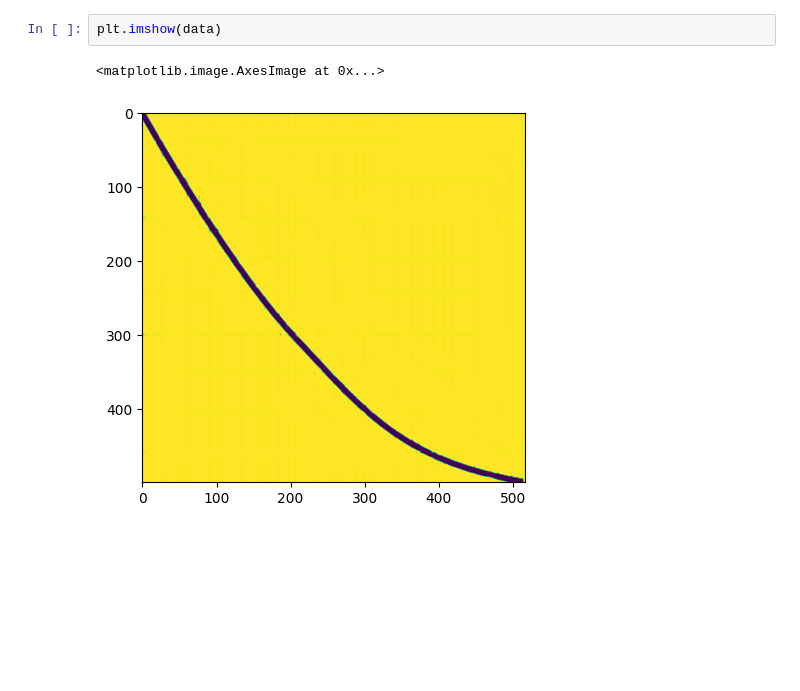
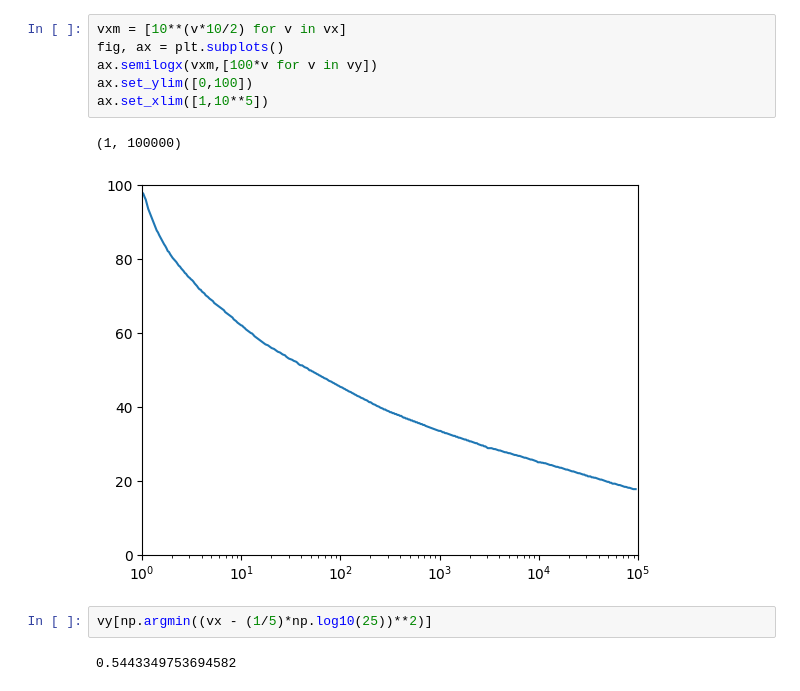
Before and after one commit to 1moi6/tcc_heitor, a Jupyter notebook: lerimagem.ipynb, the cells around one changed output. Saved outputs shown, nothing was run; the diff lists cells and outputs as text; blank space fills up the shorter version.

```diff
--- a/lerimagem.ipynb
+++ b/lerimagem.ipynb
@@ -35,5 +30,13 @@ plt.ylim(0,1)
-# %%
-plt.imshow(data)
-# %% [output]
-<matplotlib.image.AxesImage at 0x...>
-[figure, removed]
+# %%
+vxm = [10**(v*10/2) for v in vx]
+fig, ax = plt.subplots()
+ax.semilogx(vxm,[100*v for v in vy])
+ax.set_ylim([0,100])
+ax.set_xlim([1,10**5])
+# %% [output]
+(1, 100000)
+[figure, added]
+# %%
+vy[np.argmin((vx - (1/5)*np.log10(25))**2)]
+# %% [output]
+0.5443349753694582
```
Also changed, not shown: parts of 3 cells of this notebook.
